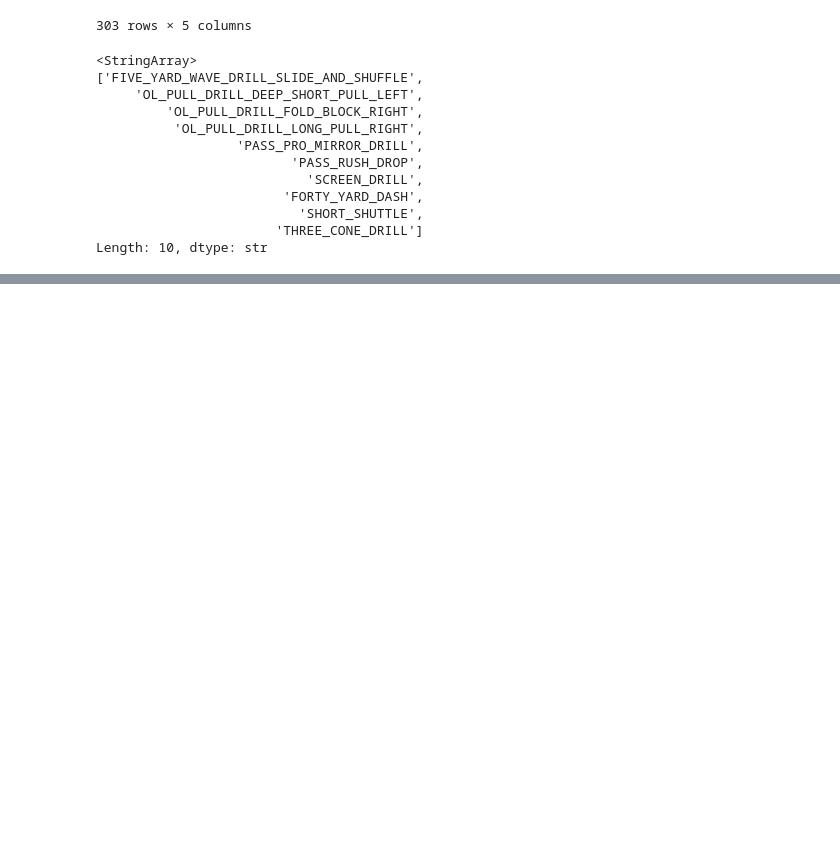
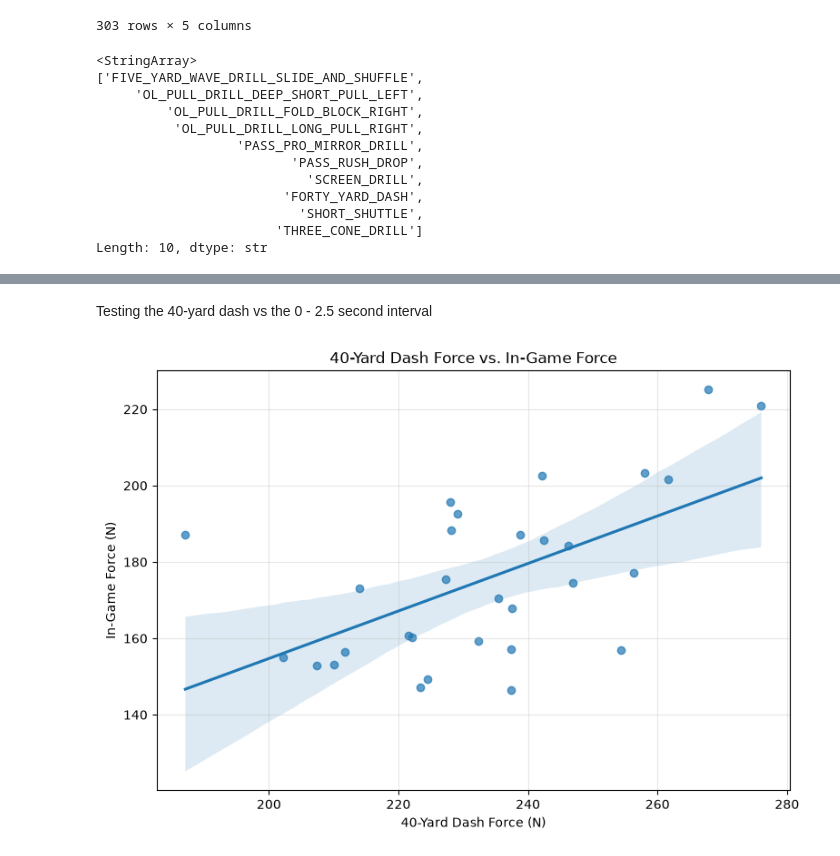
Before and after one commit to hankike/Big_Data_Bowl_27, a Jupyter notebook: phase_two.ipynb, the cells around one changed output, grey strips where cells are left out. Saved outputs shown, nothing was run; the diff lists cells and outputs as text; code cells hidden in the pictures; blank space fills up the shorter version.

```diff
--- a/phase_two.ipynb
+++ b/phase_two.ipynb
@@ -370,0 +444,11 @@ plt.show()
+# %%
+time_wide = average_acceleration_df.pivot_table(
+    index='nfl_id',
+    columns='Time Interval',
+    values='Force',
+    aggfunc='mean'
+)
+
+time_wide.columns = [f'Time_{col}' for col in time_wide.columns]
+
+time_wide.head()
@@ -370,0 +621,20 @@ plt.show()
+# %% [markdown]
+Testing the 40-yard dash vs the 0 - 2.5 second interval
+# %%
+plt.figure(figsize=(9, 6))
+
+sns.regplot(
+    data=combined,
+    x='Drill_40 yd dash',
+    y='Time_0.0 - 2.5',
+    scatter_kws={'alpha': 0.7}
+)
+
+plt.title('40-Yard Dash Force vs. In-Game Force')
+plt.xlabel('40-Yard Dash Force (N)')
+plt.ylabel('In-Game Force (N)')
+plt.grid(alpha=0.3)
+
+plt.show()
+# %% [output]
+[figure, added]
```
Also changed, not shown: parts of 24 cells of this notebook.
